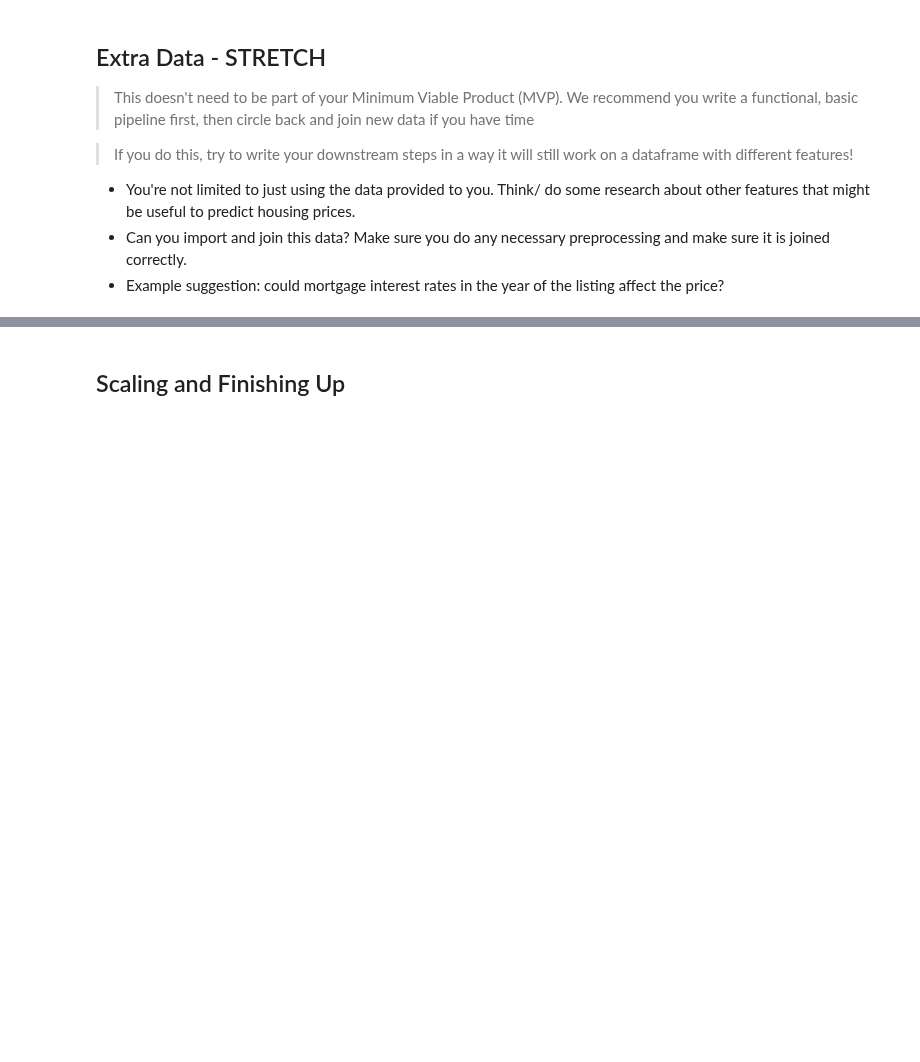
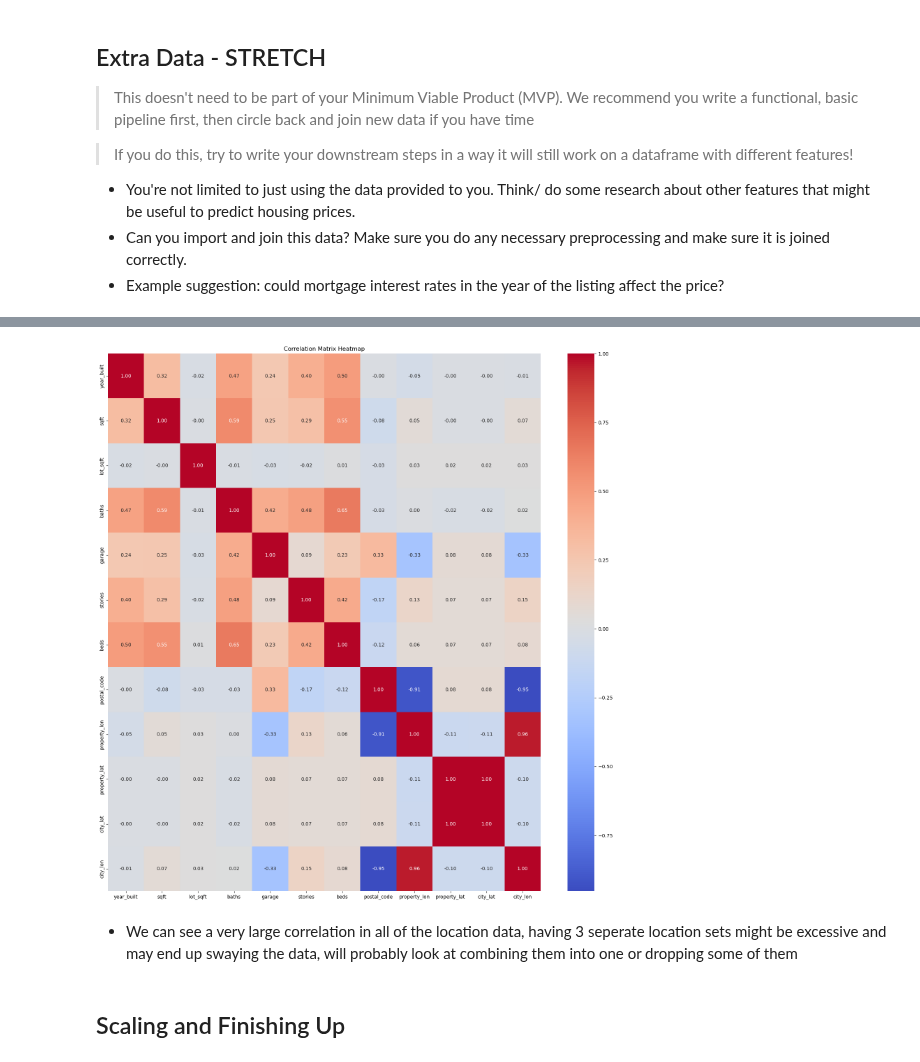
Before and after one commit to FinchWilliam/DS-Midterm-Project, a Jupyter notebook: notebooks/1 - EDA.ipynb, the cells around one changed output, grey strips where cells are left out. Cells and saved outputs as stored; diff of their text form; code cells hidden in the pictures; blank space fills up the shorter version.

```diff
--- a/notebooks/1 - EDA.ipynb
+++ b/notebooks/1 - EDA.ipynb
@@ -553,3 +601,15 @@ Remember all of the EDA that you've been learning about?  Now is a perfect time
+# %%
+correlation_matrix = numeric_df.corr()
+
+plt.figure(figsize=(20,20))
+sns.heatmap(correlation_matrix, annot=True, cmap='coolwarm', fmt=".2f")
+
+plt.title("Correlation Matrix Heatmap")
+plt.show()
+# %% [output]
+[figure, added]
+# %% [markdown]
+ - We can see a very large correlation in all of the location data, having 3 seperate location sets might be excessive and may end up swaying the data, will probably look at combining them into one or dropping some of them
 # %% [markdown]
 ## Scaling and Finishing Up
 # %% [markdown]
```
Also changed, not shown: parts of 25 cells of this notebook, 3 other files.
